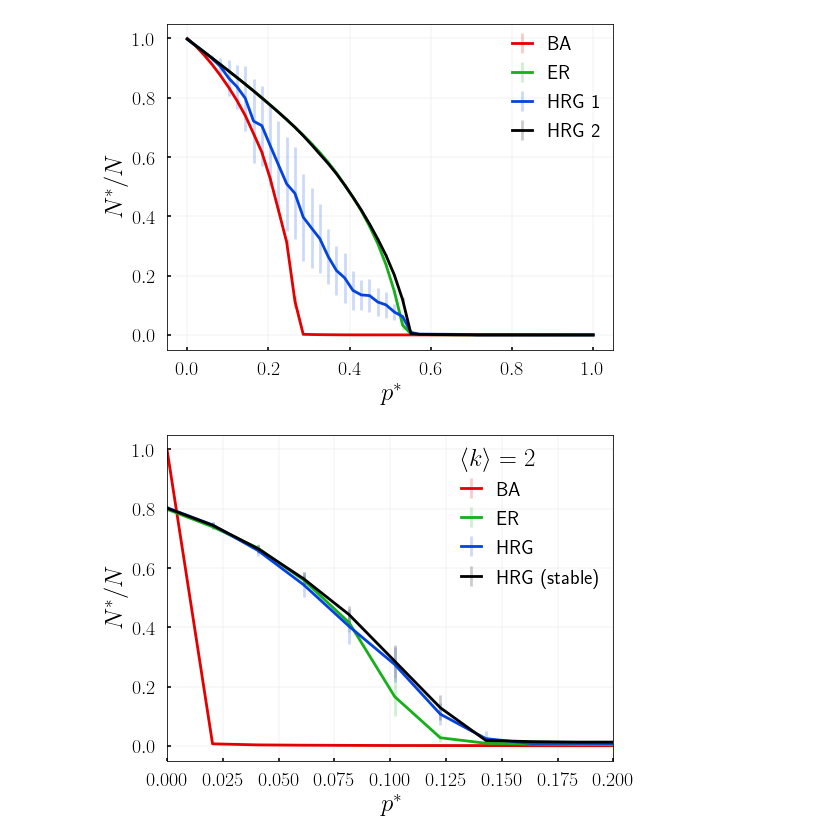
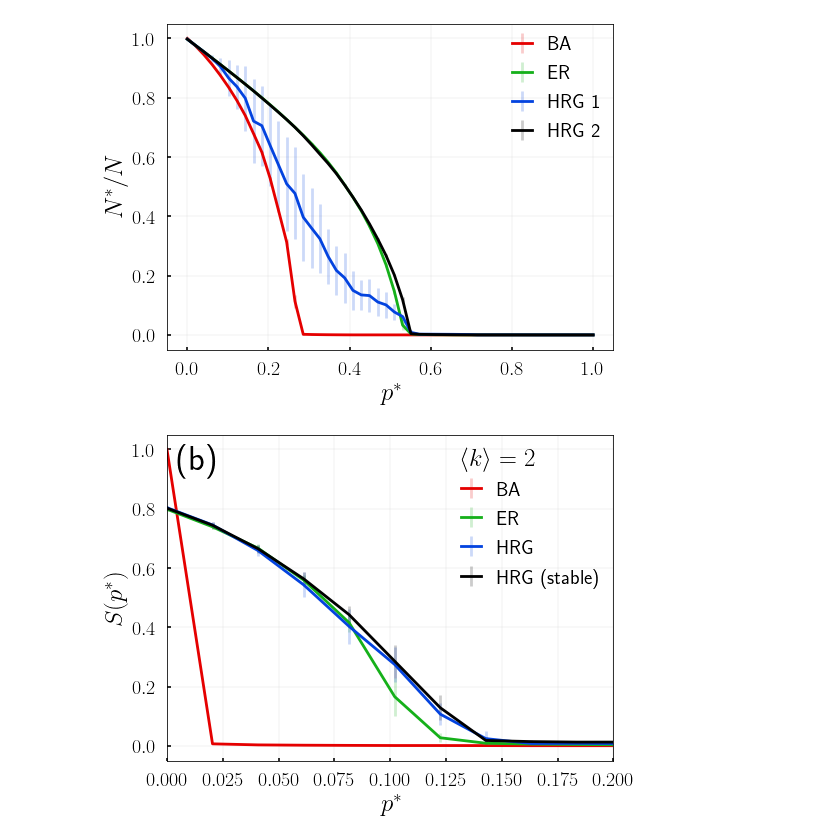
Before and after one commit to robertjankowski/attacks-on-hierarchical-networks, a Jupyter notebook: notebooks/attacks_on_hrg_results.ipynb, the cells around one changed output. Drawn from its saved outputs; the diff is of its cells as text; code cells hidden in the pictures.

```diff
--- a/notebooks/attacks_on_hrg_results.ipynb
+++ b/notebooks/attacks_on_hrg_results.ipynb
@@ -198,14 +199,15 @@ viz.plot_giant_connected_component_vs_removed(data, labels, fontsize=20)
 # %%
 labels = ['BA', 'ER', 'HRG', 'HRG (stable)']
 data = [ba_intentional_small_k_2, er_intentional_small_k_2, hrg_intentional_small_k_2,
         hrg_stable_intentional_small_k_2]
 
 viz.plot_giant_connected_component_vs_removed(data, labels, fontsize=20,
                                               title=r'$\left<k\right> = 2$', title_fontsize=25)
 plt.xlim(0, 0.2)
-# plt.text(0.0045, 0.93, '(b)', fontsize=35)
+plt.ylabel(r'$S (p^*)$')
+plt.text(0.0045, 0.93, '(b)', fontsize=35)
 # plt.show()
-# viz.save_figure("../plots/intentional_attacks_small_k_2.pdf")
+viz.save_figure("../plots/intentional_attacks_small_k_2.pdf")
 # viz.save_figure("../plots/intentional_attacks_small_k_2.png")
 # %% [output]
-[figure, old version]
+[figure, new version]
```
Also changed, not shown: parts of 3 cells of this notebook, 5 other files.
